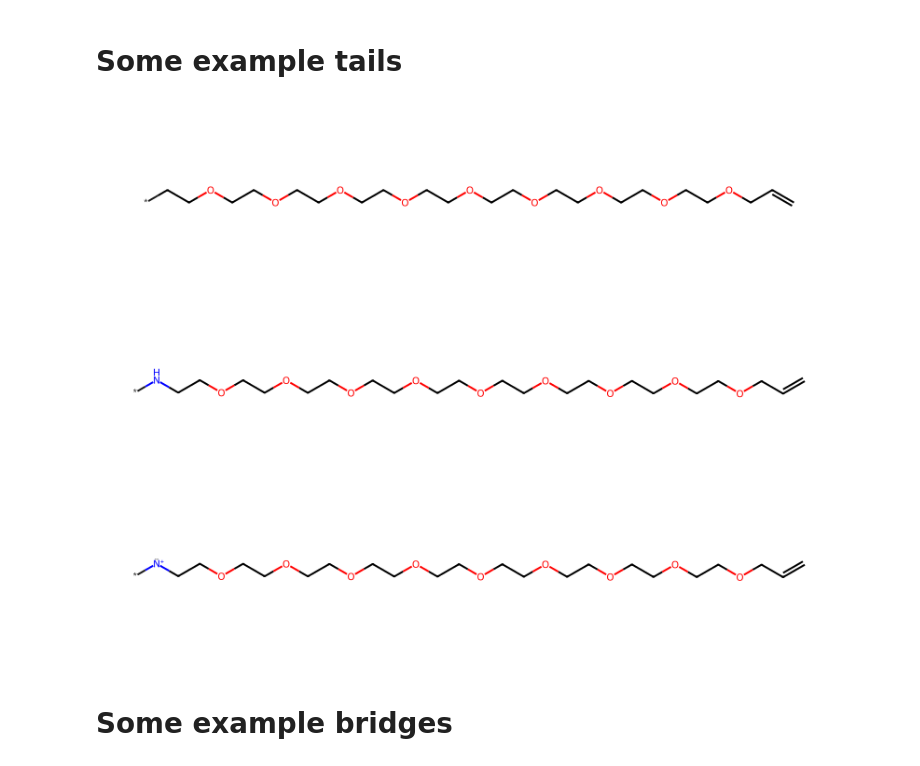
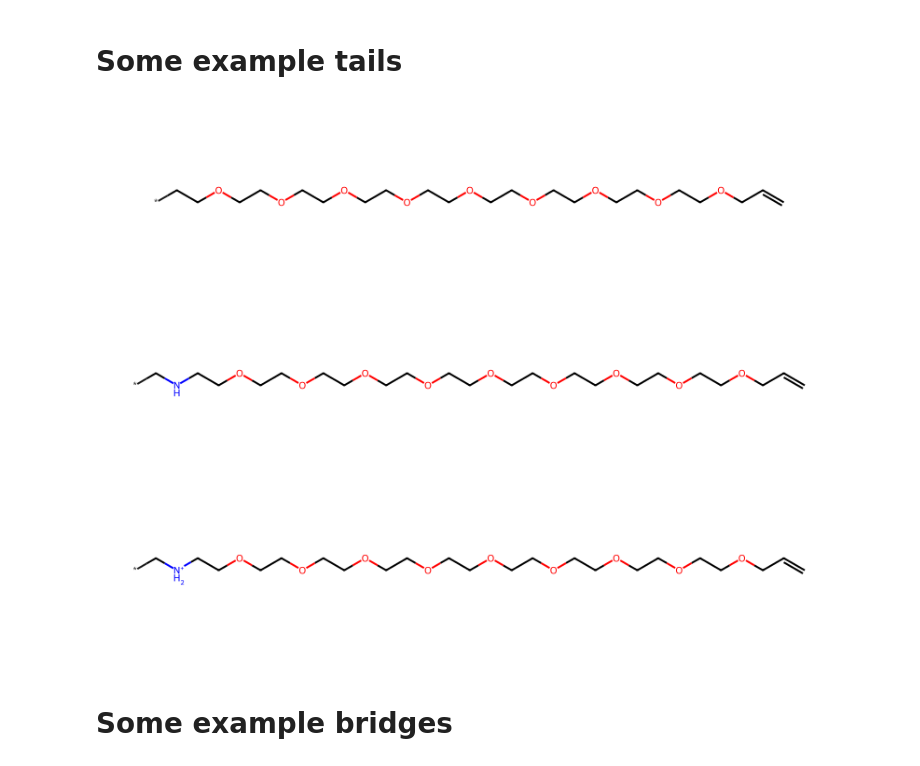
Before and after one commit to franklhy/silc, a Jupyter notebook: tutorial/tutorial_1_build_molecule.ipynb, the cells around one changed output. Drawn from its saved outputs; the diff is of its cells as text; code cells hidden in the pictures.

```diff
--- a/tutorial/tutorial_1_build_molecule.ipynb
+++ b/tutorial/tutorial_1_build_molecule.ipynb
@@ -37,18 +37,18 @@ img
 # Some example tails
 # %%
 tail1_smiles = lambda nEO: "C=CC" + "OCC"*nEO + "*"
-tail2_smiles = lambda nEO: "C=CC" + "OCC"*nEO + "N" + "*"
-tail3_smiles = lambda nEO: "C=CC" + "OCC"*nEO + "[N+]" + "*"
+tail2_smiles = lambda nEO: "C=CC" + "OCC"*nEO + "NC" + "*"
+tail3_smiles = lambda nEO: "C=CC" + "OCC"*nEO + "[NH2+]C" + "*"
 
 nEO = 9
 tail1 = AllChem.MolFromSmiles(replaceDummy(tail1_smiles(nEO)))
 tail2 = AllChem.MolFromSmiles(replaceDummy(tail2_smiles(nEO)))
 tail3 = AllChem.MolFromSmiles(replaceDummy(tail3_smiles(nEO)))
 
 img = AllChem.Draw.MolsToGridImage([tail1, tail2, tail3], molsPerRow=1, subImgSize=(800, 200))
 img
 # %% [output]
-[figure, old version]
+[figure, new version]
 # %% [markdown]
 # Some example bridges
 # %%
```
Also changed, not shown: parts of 7 cells of this notebook, 55 other files.
